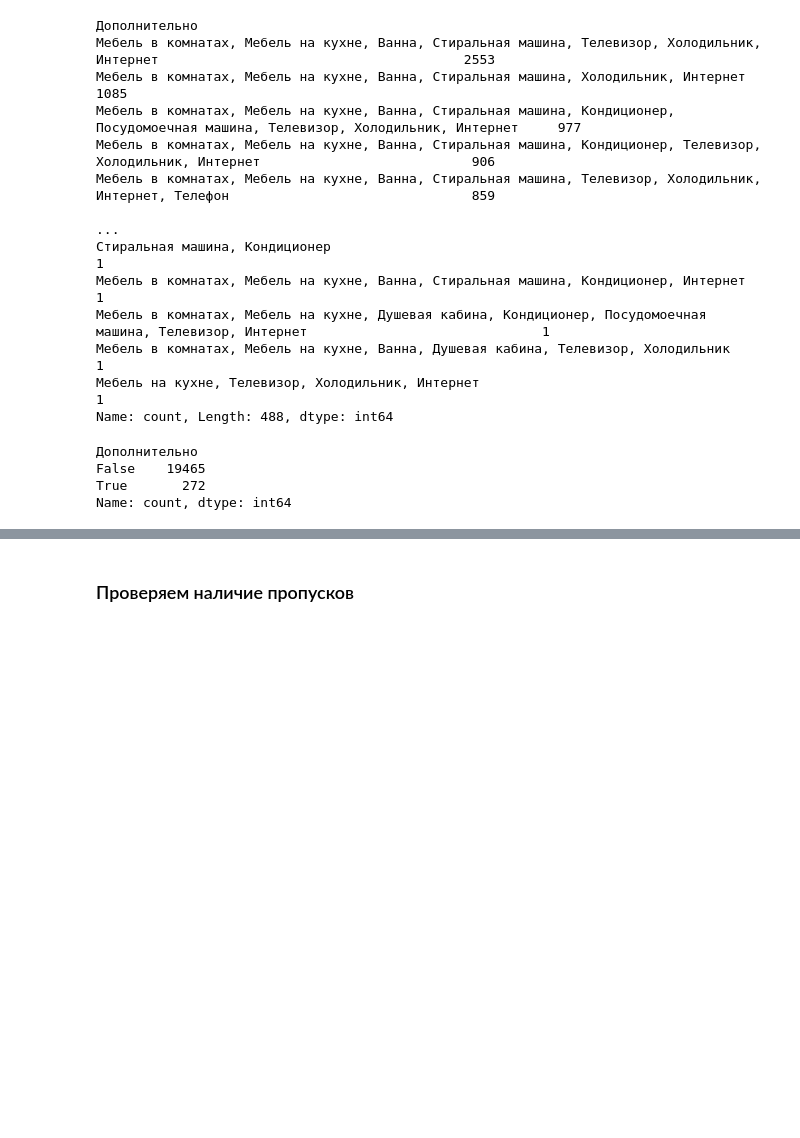
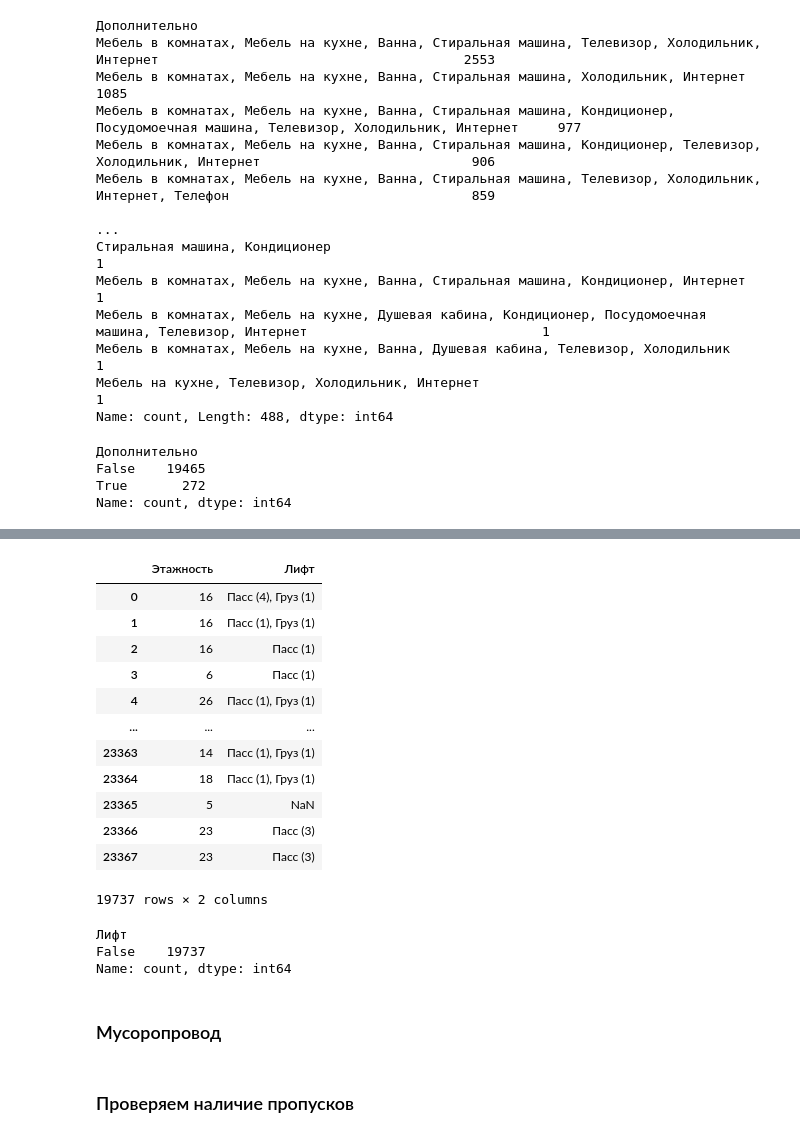
Before and after one commit to SainaAntonova/Project-, a Jupyter notebook: notebooks/preprocessing.ipynb, the cells around one changed output, grey strips where cells are left out. Drawn from its saved outputs; the diff is of its cells as text; code cells hidden in the pictures; blank space fills up the shorter version.

```diff
--- a/notebooks/preprocessing.ipynb
+++ b/notebooks/preprocessing.ipynb
@@ -476,0 +489,2 @@ df.rename(columns = {'Площадь комнат, м2': 'rooms_square', 'Бал
+# %%
+df['Название ЖК'] = df['Название ЖК'].fillna(0) #заменяем на ноль, т.к. в описание не везде написан ЖК
@@ -476,0 +512,33 @@ df.rename(columns = {'Площадь комнат, м2': 'rooms_square', 'Бал
+# %%
+# Высота потолка в метры
+def convert_to_metr(height):
+    if height > 99:
+        return height / 100
+    else:
+        return height
+
+
+df['Высота потолков, м'] = df['Высота потолков, м'].apply(convert_to_metr)
+# %%
+#Заменяем пустые значения на среднюю высоту по станции метро
+average_height_by_metro = df.groupby('Метро')['Высота потолков, м'].mean()
+def replace_missing_height(row):
+    metro = row['Метро']
+    height = row['Высота потолков, м']
+    if pd.isnull(height):
+        return average_height_by_metro.get(metro, height)
+    else:
+        return height
+df['Высота потолков, м'] = df.apply(replace_missing_height, axis=1)
+# %%
+#Заменяем выбросы на среднее значение
+mean_height = df['Высота потолков, м'].mean()
+def replace_extreme_height(height):
+    #height = row['Высота потолков, м']
+    if height > 5 or height < 2:
+        return mean_height  # Возвращаем среднюю высоту по метро или исходное значение, если нет средней высоты
+    else:
+        return height
+df['Высота потолков, м'] = df['Высота потолков, м'].apply(replace_extreme_height)
+df['Высота потолков, м'] = df['Высота потолков, м'].fillna(mean_height)
+df['Высота потолков, м'] = df['Высота потолков, м'].round(1)
@@ -476,0 +562,38 @@ df.rename(columns = {'Площадь комнат, м2': 'rooms_square', 'Бал
+# %%
+df['Этажность'] = df['Дом'].str.extract(r'/(\d+)').astype(int)
+df[['Этажность', 'Лифт']]
+# %% [output]
+|  | Этажность | Лифт |
+| 0 | 16 | Пасс (4), Груз (1) |
+| 1 | 16 | Пасс (1), Груз (1) |
+| 2 | 16 | Пасс (1) |
+| 3 | 6 | Пасс (1) |
+| 4 | 26 | Пасс (1), Груз (1) |
+| ... | ... | ... |
+| 23363 | 14 | Пасс (1), Груз (1) |
+| 23364 | 18 | Пасс (1), Груз (1) |
+| 23365 | 5 | NaN |
+| 23366 | 23 | Пасс (3) |
+| 23367 | 23 | Пасс (3) |
+19737 rows × 2 columns
+# %%
+
+# Если в доме менее 5 этажей, лифт не обязателен
+df['Лифт'] = np.where((df['Этажность'] <= 5) & (df['Лифт'].isna()), 'Нет', df['Лифт'])
+# Если в доме от 5 до 9 этажей, то может быть установлен один пассажирский лифт.
+df['Лифт'] = np.where((df['Этажность'] > 5) & (df['Этажность'] <= 9) & (df['Лифт'].isna()), 'Пасс(1)', df['Лифт'])
+
+# Если в доме от 10 до 20 этажей,  то должно быть установлено не менее двух лифтов, в том числе один из них может быть грузовым.
+df['Лифт'] = np.where((df['Этажность'] >= 10) & (df['Этажность'] <= 20) & (df['Лифт'].isna()), 'Пасс (1), Груз (1)', df['Лифт'])
+# Если в доме более 20 этажей, дополнительные лифты, включая грузовые, в зависимости от количества этажей и площади здания.
+df['Лифт'] = np.where((df['Этажность'] > 20) & (df['Лифт'].isna()), 'Пасс (4)', df['Лифт']) # Если в доме более 20 этажей, обязателен пассажирский лифт, а также возможен грузовой
+# Заполнение пропущенных значений по моде
+df['Лифт'] = df.groupby(['Этажность'])['Лифт'].transform(lambda x: x.fillna(x.mode()[0]))
+# Проверяем результат
+df['Лифт'].isna().value_counts()
+# %% [output]
+Лифт
+False    19737
+Name: count, dtype: int64
+# %% [markdown]
+### Мусоропровод
```
Also changed, not shown: parts of 36 cells of this notebook.
